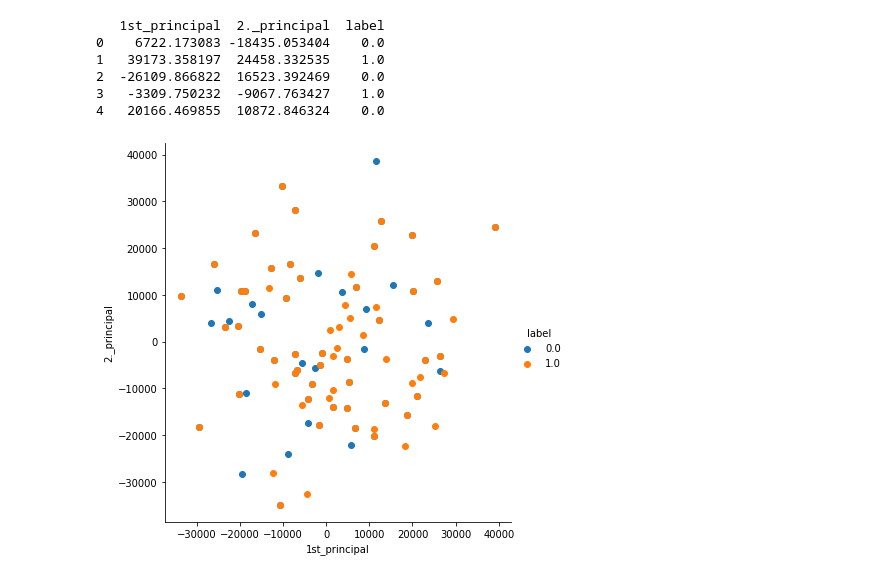
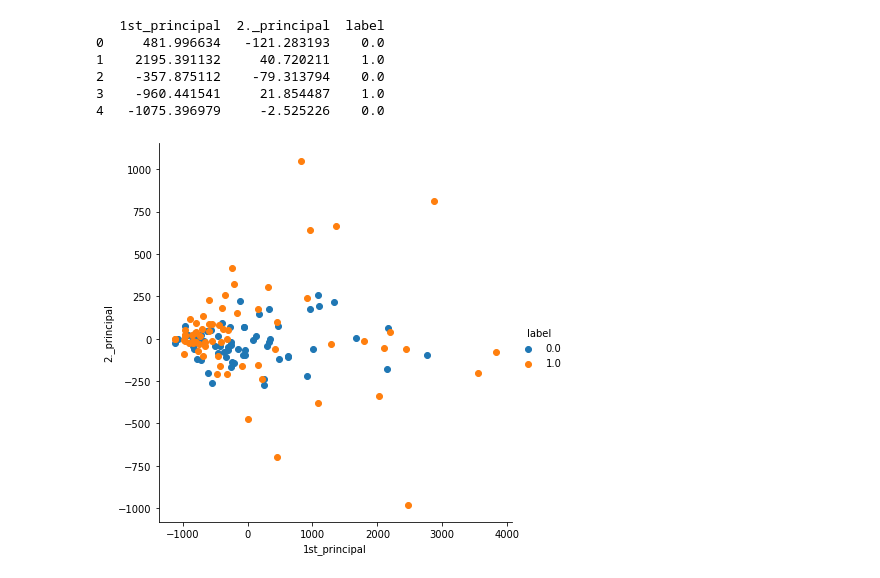
Before and after one commit to nidaKorsan/Metal-Glass-Classification, a Jupyter notebook: classification.ipynb, the cells around one changed output. Drawn from its saved outputs; the diff is of its cells as text; code cells hidden in the pictures.

```diff
--- a/classification.ipynb
+++ b/classification.ipynb
@@ -65,0 +79,12 @@ print(len(X_train), len(X_test), len(y_train), len(y_test))
+# %%
+clf = RandomForestClassifier(max_depth=40, random_state=0)
+print(features)
+clf.fit(X_train, y_train)
+#clf.fit(X_reduced, y_train)
+print("Cross validation in progress...")
+#X_test_reduced = pca.transform(X_test)
+scores = cross_val_score(clf,glcmFeatureX,generalDataY , cv=5)#
+#scores = cross_val_score(clf, X_test_reduced, y_test, cv=5)
+print("Scores : ",scores)
+print("%0.2f accuracy with a standard deviation of %0.2f" % (scores.mean(), scores.std()))
+print(export_text(clf.estimators_[0], spacing=3, decimals=3,feature_names= ['homogeneity', 'energy' ]))
@@ -65,0 +163,6 @@ print(len(X_train), len(X_test), len(y_train), len(y_test))
+# %%
+clf = svm.SVC()
+clf.fit(X_train, y_train)
+scores = cross_val_score(clf, X_test, y_test, cv=5)#cross_val_score(clf, X_test_reduced, y_test, cv=5)
+print("Scores : ",scores)
+print("%0.2f accuracy with a standard deviation of %0.2f" % (scores.mean(), scores.std()))
@@ -72,3 +178,8 @@ def plotGraph(X_reduced, whichPrin):
     print(dataframe.head())
     sn.FacetGrid(dataframe, hue='label', size=6).map(plt.scatter, '1st_principal', str(whichPrin+1)+'._principal').add_legend()
     plt.show()
+# %%
+kpca = KernelPCA(n_components=16, kernel="poly")
+kpca.fit(X_train)
+X_reduced = pca.transform(X_train)
+plotGraph(X_reduced, 1)
@@ -75,13 +194,13 @@ def plotGraph(X_reduced, whichPrin):
 # %%
-pca = PCA(n_components=80)
+pca = PCA(n_components=16)
 pca.fit(X_train)
 X_reduced = pca.transform(X_train)
 plotGraph(X_reduced, 1)
 # %% [output]
    1st_principal  2._principal  label
-0    6722.173083 -18435.053404    0.0
-1   39173.358197  24458.332535    1.0
-2  -26109.866822  16523.392469    0.0
-3   -3309.750232  -9067.763427    1.0
-4   20166.469855  10872.846324    0.0
+0     481.996634   -121.283193    0.0
+1    2195.391132     40.720211    1.0
+2    -357.875112    -79.313794    0.0
+3    -960.441541     21.854487    1.0
+4   -1075.396979     -2.525226    0.0
-[figure, old version]
+[figure, new version]
```
Also changed, not shown: parts of 9 cells of this notebook, 1 other file.
